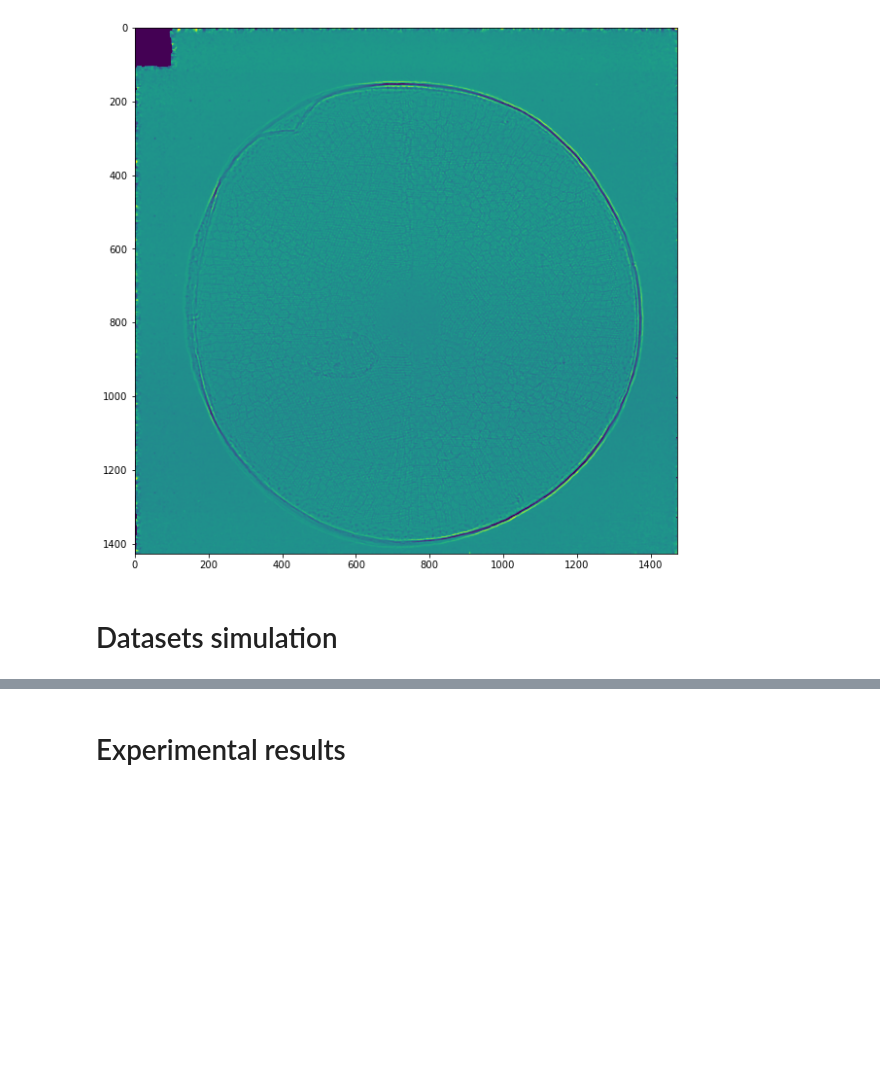
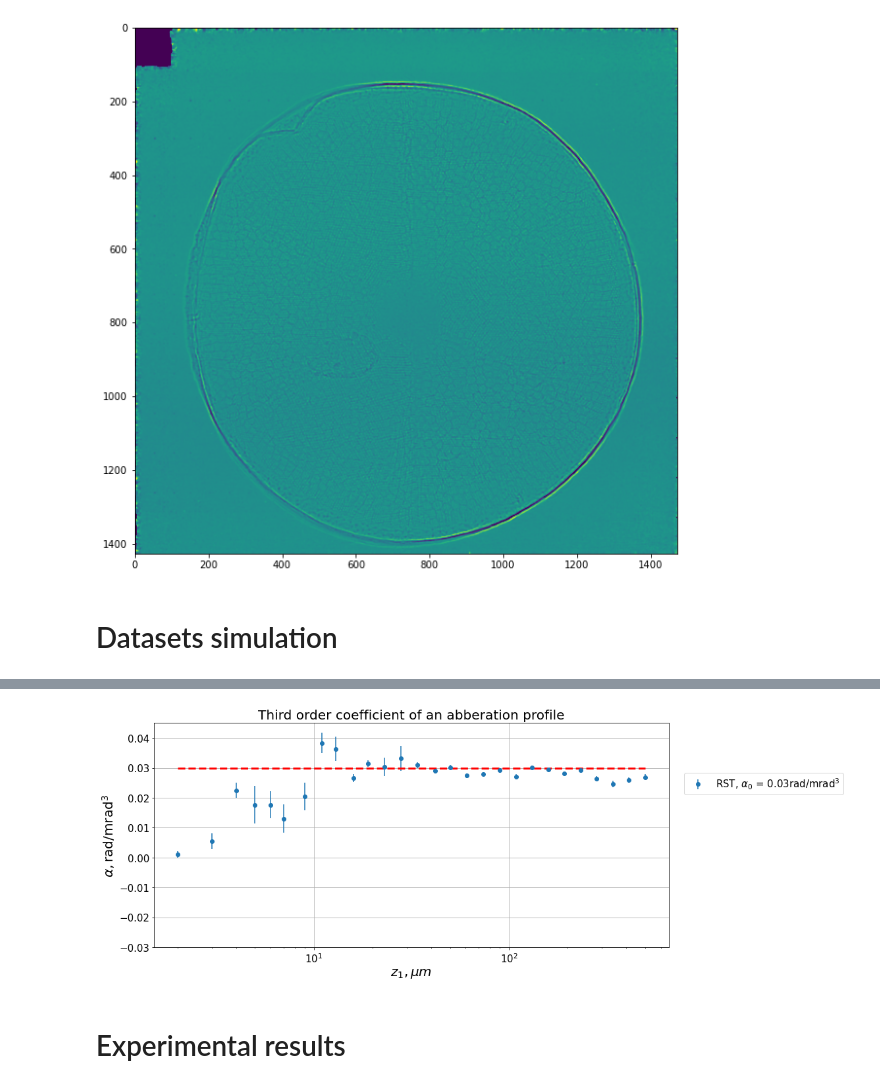
Before and after one commit to simply-nicky/pyrost, a Jupyter notebook: dev.ipynb, the cells around one changed output, grey strips where cells are left out. Cells and saved outputs as stored; diff of their text form; code cells hidden in the pictures; blank space fills up the shorter version.

```diff
--- a/dev.ipynb
+++ b/dev.ipynb
@@ -406,3 +428,33 @@ plt.show()
+# %%
+alp, dalp, rsq = [], [], []
+for key in sorted(data_dict):
+    fit_obj = data_dict[key].get_fit()
+    fit = fit_obj.fit()
+    alp.append(fit['alpha'])
+    dalp.append(fit['rel_err'][-3] * fit['alpha'])
+    rsq.append(fit['r_sq'])
+alp, dalp, rsq = np.asarray(alp), np.asarray(dalp), np.asarray(rsq)
+alp_0 = 0.03
+# %%
+%matplotlib inline
+fig, ax = plt.subplots(figsize=(16, 6))
+ax.errorbar(n_frames_arr, np.abs(alp), dalp, fmt='o',
+            label=r'RST, $\alpha_0$ = ' + '{:.3}'.format(alp_0) + r'$\mathrm{rad} / \mathrm{mrad}^3$')
+# ax.errorbar(n_frames_arr, np.abs(alp_st), dalp_st, fmt='o',
+#             label=r'PXST, $\alpha$ = ' + '{:.3} '.format(alp_0) + r'$\mathrm{rad} / \mathrm{mrad}^3$')
+ax.hlines(alp_0, n_frames_arr.min(), n_frames_arr.max(), linestyles='dashed', linewidth=3, colors='r')
+ax.set_title(r'Third order coefficient of an abberation profile', fontsize=20)
+ax.grid(True)
+ax.set_xscale('log')
+ax.set_xlabel(r'$z_1, \mu m$', fontsize=20)
+ax.set_ylabel(r'$\alpha, \mathrm{rad} / \mathrm{mrad}^3$', fontsize=20)
+ax.set_ylim(-np.min(alp_0), 1.5 * np.max(alp_0))
+ax.legend(bbox_to_anchor=(1.02, 0.8), fontsize=15)
+ax.tick_params(labelsize=15)
+plt.tight_layout()
+plt.show()
+# %% [output]
+[figure, added]
 # %% [markdown]
 # Experimental results
 # %%
```
Also changed, not shown: parts of 12 cells of this notebook, 6 other files.
